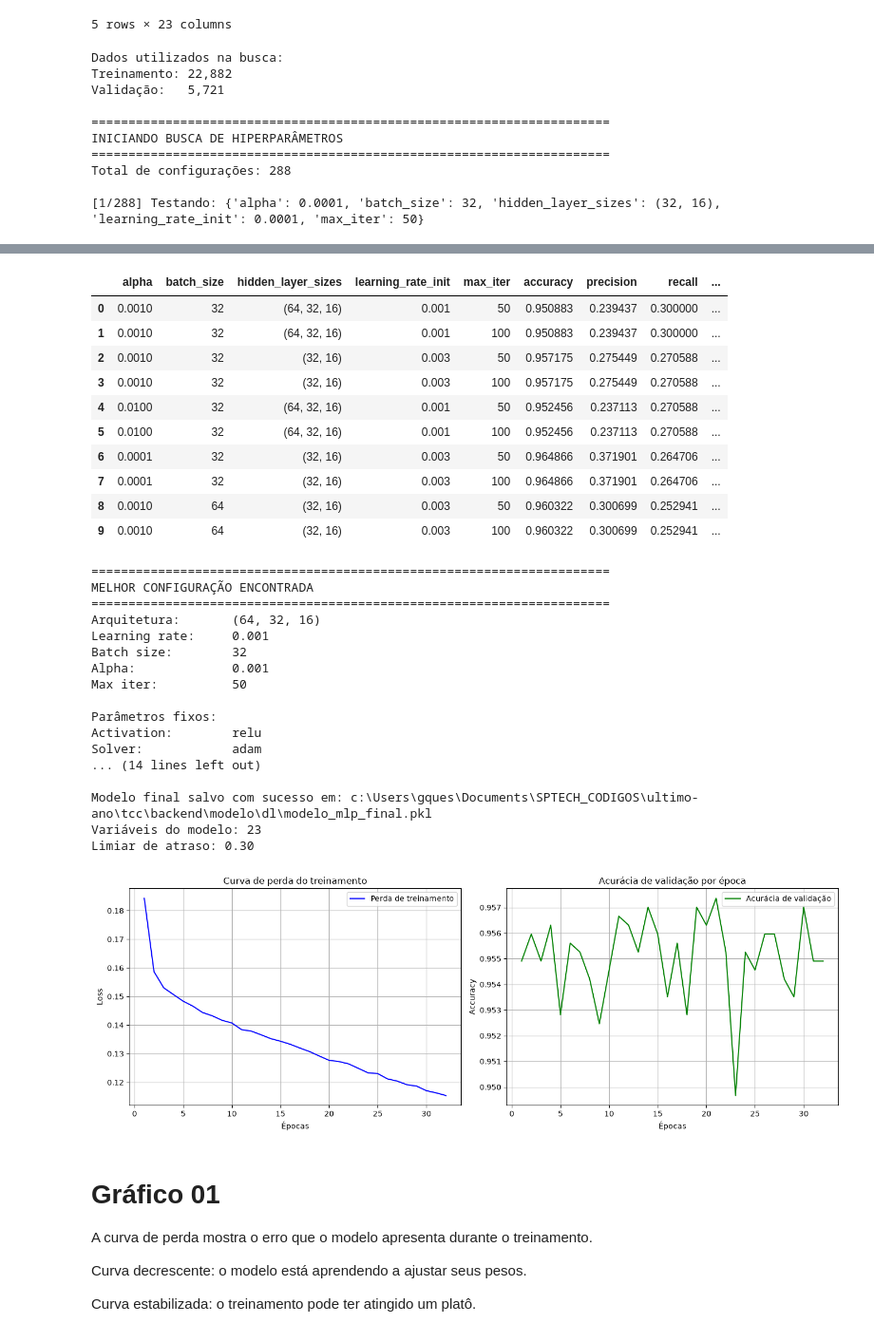
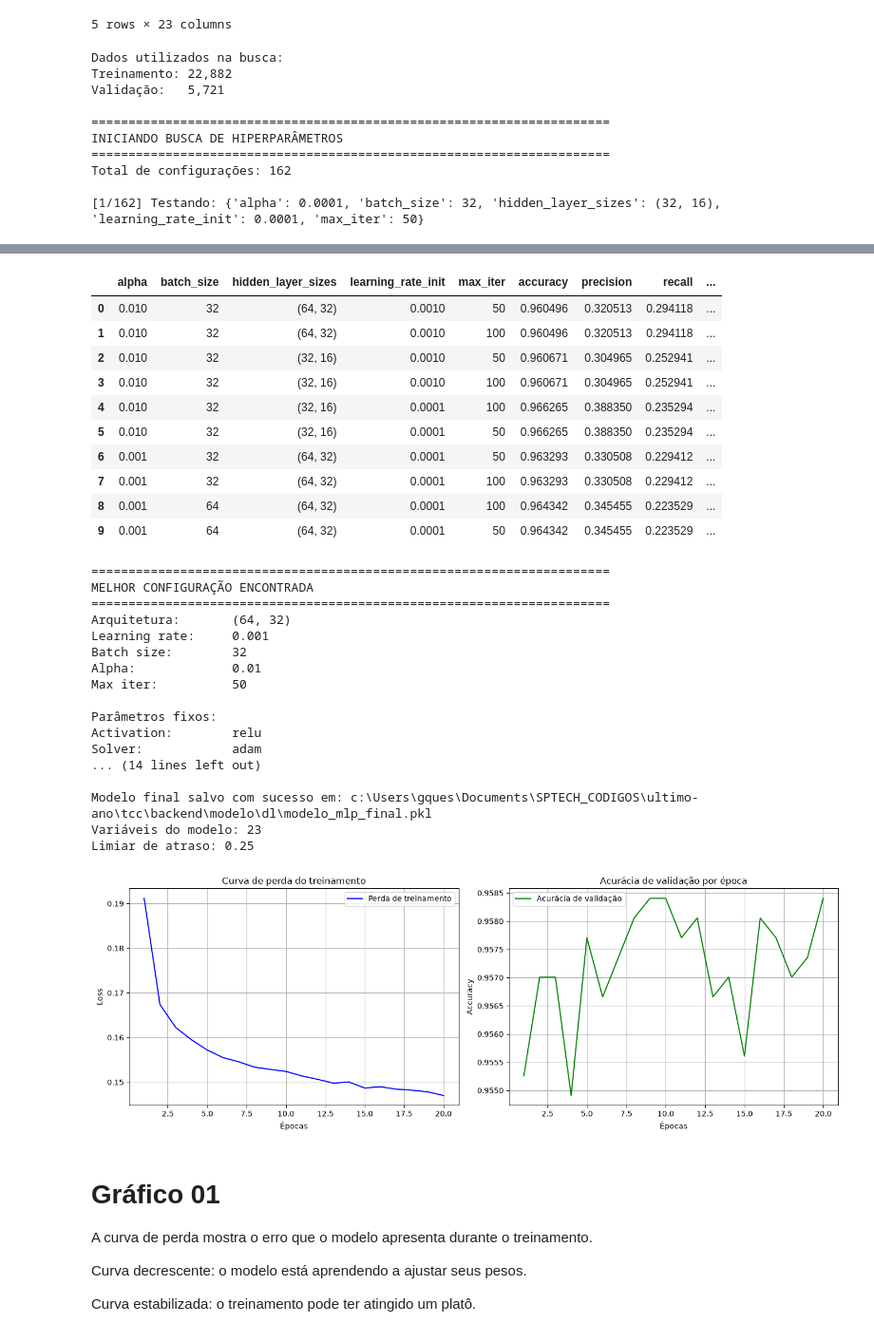
Before and after one commit to Last-Mile-Optimization/backend, a Jupyter notebook: modelo/dl/mpl-v1-range-de-parametros.ipynb, the cells around one changed output, grey strips where cells are left out. Shown at 95% size. Drawn from its saved outputs; the diff is of its cells as text; code cells hidden in the pictures.

```diff
--- a/modelo/dl/mpl-v1-range-de-parametros.ipynb
+++ b/modelo/dl/mpl-v1-range-de-parametros.ipynb
@@ -31,16 +31,14 @@ PARAM_GRID = {
     "hidden_layer_sizes": [
         (32, 16),
         (64, 32),
-        (64, 32, 16),
-        (128, 64, 32)
+        (64, 32, 16)
     ],
 
     # Taxa de aprendizado
     "learning_rate_init": [
         0.0001,
         0.0003,
-        0.001,
-        0.003
+        0.001
     ],
 
     # Tamanho do lote
@@ -77,7 +75,7 @@ FIXED_PARAMS = {
     "random_state": 42
 }
 
-THRESHOLD = 0.30
+THRESHOLD = 0.25
 
 # ============================================================
 # TODAS AS COMBINAÇÕES
@@ -408,7 +406,7 @@ else:
     # 3. maior PR-AUC
 
     resultados_filtrados = resultados_filtrados.sort_values(
-        by=["recall", "f2", "pr_auc"],
+        by=["pr_auc"],
         ascending=False
     ).reset_index(drop=True)
 
@@ -608,6 +606,6 @@ Validação:   5,721
 ======================================================================
 INICIANDO BUSCA DE HIPERPARÂMETROS
 ======================================================================
-Total de configurações: 288
+Total de configurações: 162
 
-[1/288] Testando: {'alpha': 0.0001, 'batch_size': 32, 'hidden_layer_sizes': (32, 16), 'learning_rate_init': 0.0001, 'max_iter': 50}
+[1/162] Testando: {'alpha': 0.0001, 'batch_size': 32, 'hidden_layer_sizes': (32, 16), 'learning_rate_init': 0.0001, 'max_iter': 50}
@@ -763,36 +762,36 @@ F2: 0.2130 | Recall: 0.2000 | Precision: 0.2881 | PR-AUC: 0.2320 | Épocas: 23
 
 ======================================================================
 MELHORES CONFIGURAÇÕES
 ======================================================================
 |  | alpha | batch_size | hidden_layer_sizes | learning_rate_init | max_iter | accuracy | precision | recall | ... |
-| 0 | 0.0010 | 32 | (64, 32, 16) | 0.001 | 50 | 0.950883 | 0.239437 | 0.300000 | ... |
-| 1 | 0.0010 | 32 | (64, 32, 16) | 0.001 | 100 | 0.950883 | 0.239437 | 0.300000 | ... |
-| 2 | 0.0010 | 32 | (32, 16) | 0.003 | 50 | 0.957175 | 0.275449 | 0.270588 | ... |
-| 3 | 0.0010 | 32 | (32, 16) | 0.003 | 100 | 0.957175 | 0.275449 | 0.270588 | ... |
-| 4 | 0.0100 | 32 | (64, 32, 16) | 0.001 | 50 | 0.952456 | 0.237113 | 0.270588 | ... |
-| 5 | 0.0100 | 32 | (64, 32, 16) | 0.001 | 100 | 0.952456 | 0.237113 | 0.270588 | ... |
-| 6 | 0.0001 | 32 | (32, 16) | 0.003 | 50 | 0.964866 | 0.371901 | 0.264706 | ... |
-| 7 | 0.0001 | 32 | (32, 16) | 0.003 | 100 | 0.964866 | 0.371901 | 0.264706 | ... |
-| 8 | 0.0010 | 64 | (32, 16) | 0.003 | 50 | 0.960322 | 0.300699 | 0.252941 | ... |
-| 9 | 0.0010 | 64 | (32, 16) | 0.003 | 100 | 0.960322 | 0.300699 | 0.252941 | ... |
+| 0 | 0.010 | 32 | (64, 32) | 0.0010 | 50 | 0.960496 | 0.320513 | 0.294118 | ... |
+| 1 | 0.010 | 32 | (64, 32) | 0.0010 | 100 | 0.960496 | 0.320513 | 0.294118 | ... |
+| 2 | 0.010 | 32 | (32, 16) | 0.0010 | 50 | 0.960671 | 0.304965 | 0.252941 | ... |
+| 3 | 0.010 | 32 | (32, 16) | 0.0010 | 100 | 0.960671 | 0.304965 | 0.252941 | ... |
+| 4 | 0.010 | 32 | (32, 16) | 0.0001 | 100 | 0.966265 | 0.388350 | 0.235294 | ... |
+| 5 | 0.010 | 32 | (32, 16) | 0.0001 | 50 | 0.966265 | 0.388350 | 0.235294 | ... |
+| 6 | 0.001 | 32 | (64, 32) | 0.0001 | 50 | 0.963293 | 0.330508 | 0.229412 | ... |
+| 7 | 0.001 | 32 | (64, 32) | 0.0001 | 100 | 0.963293 | 0.330508 | 0.229412 | ... |
+| 8 | 0.001 | 64 | (64, 32) | 0.0001 | 100 | 0.964342 | 0.345455 | 0.223529 | ... |
+| 9 | 0.001 | 64 | (64, 32) | 0.0001 | 50 | 0.964342 | 0.345455 | 0.223529 | ... |
 ======================================================================
 MELHOR CONFIGURAÇÃO ENCONTRADA
 ======================================================================
-Arquitetura:       (64, 32, 16)
+Arquitetura:       (64, 32)
 Learning rate:     0.001
 Batch size:        32
-Alpha:             0.001
+Alpha:             0.01
 Max iter:          50
 
 Parâmetros fixos:
 Activation:        relu
 Solver:            adam
 ... (14 lines left out)
 
 Modelo final salvo com sucesso em: c:\Users\gques\Documents\SPTECH_CODIGOS\ultimo-ano\tcc\backend\modelo\dl\modelo_mlp_final.pkl
 Variáveis do modelo: 23
-Limiar de atraso: 0.30
+Limiar de atraso: 0.25
-[figure, old version]
+[figure, new version]
 # %% [markdown]
 # Gráfico 01
 A curva de perda mostra o erro que o modelo apresenta durante o treinamento.
```
Also changed, not shown: parts of 4 cells of this notebook.
